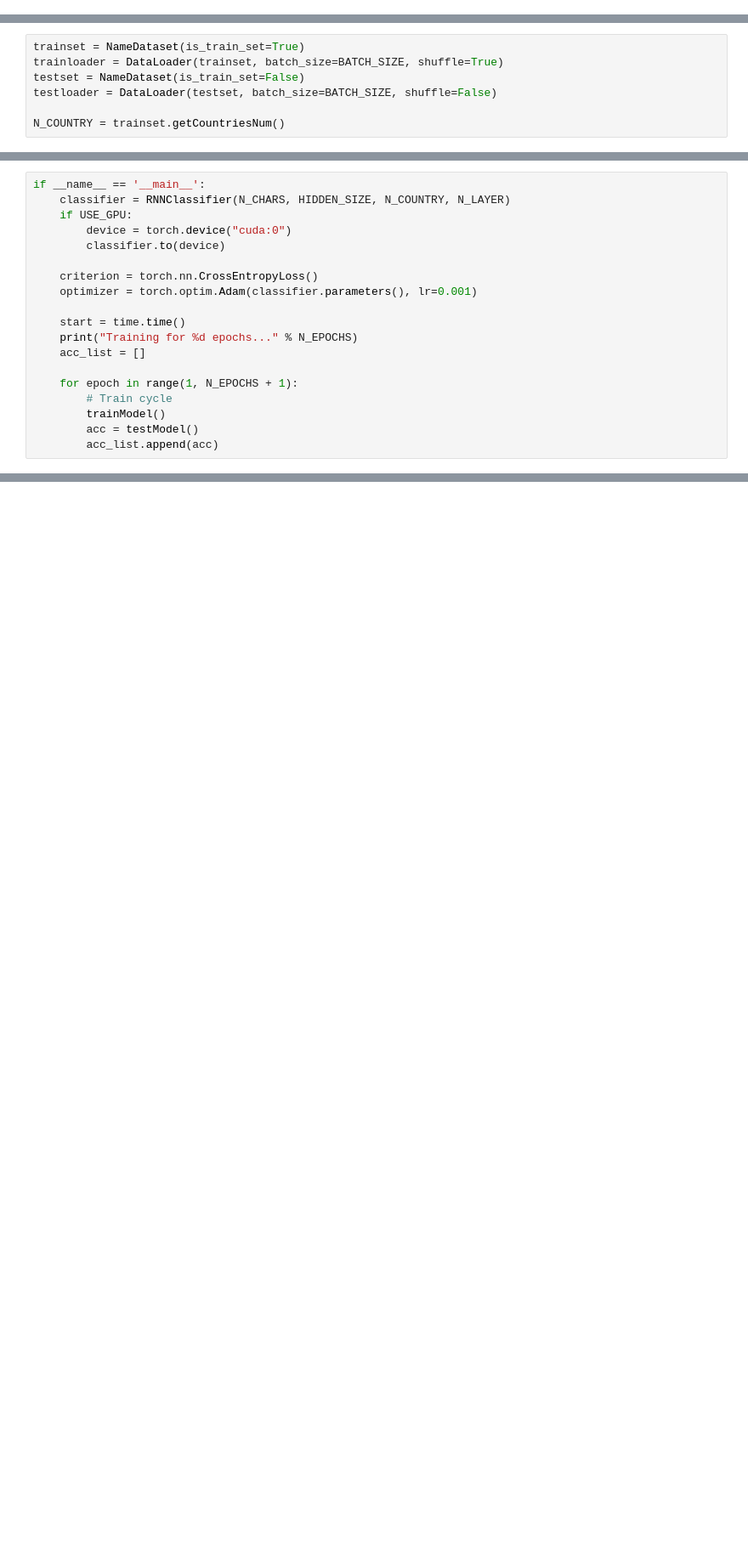
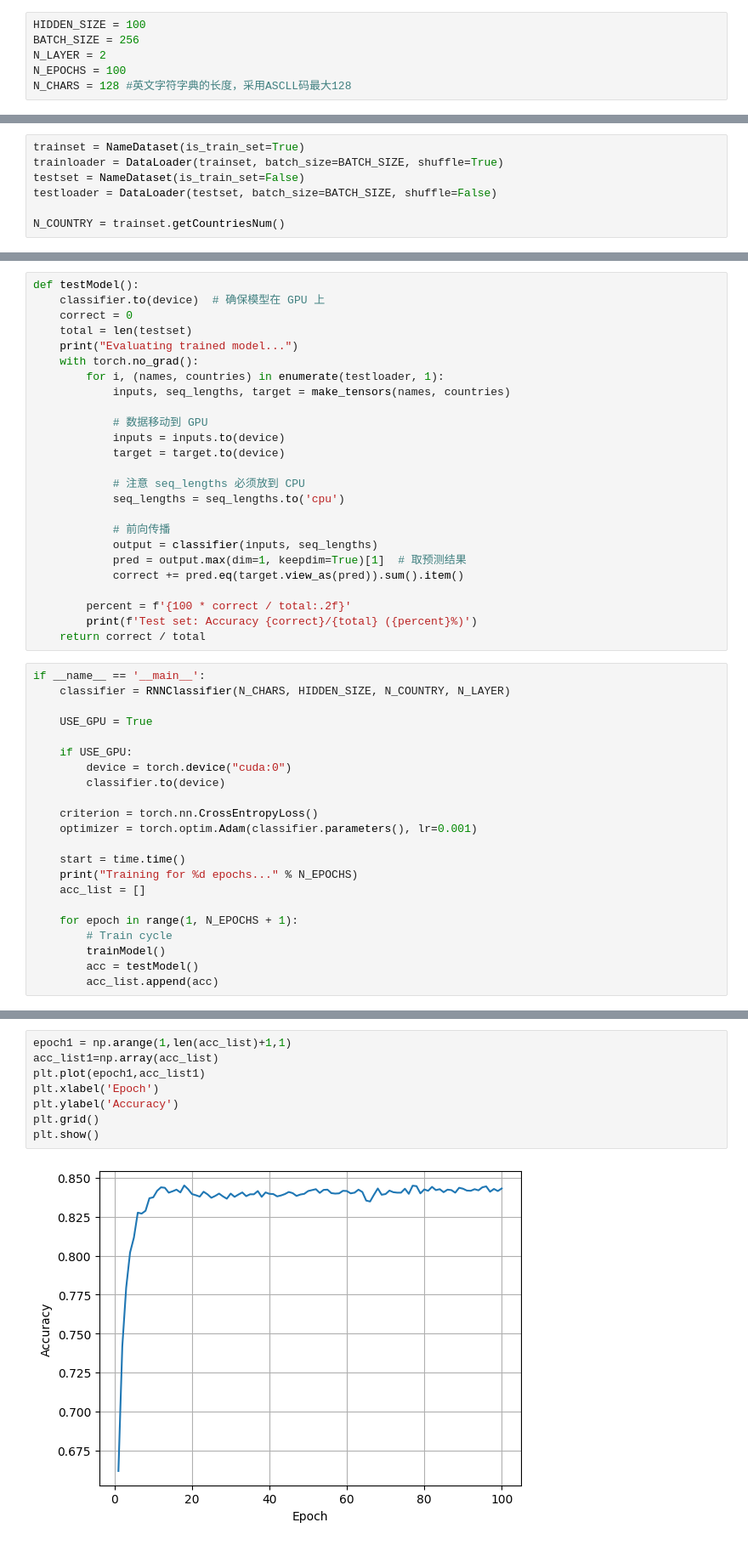
Before and after one commit to GuanranPei/RNN_tutorial, a Jupyter notebook: GRU_classifier.ipynb, the cells around one changed output, grey strips where cells are left out. Shown: that part at 85% size. Cells and saved outputs as stored; diff of their text form; blank space fills up the shorter version.

```diff
--- a/GRU_classifier.ipynb
+++ b/GRU_classifier.ipynb
@@ -6,3 +11,9 @@ import gzip
+# %%
+HIDDEN_SIZE = 100
+BATCH_SIZE = 256
+N_LAYER = 2
+N_EPOCHS = 100
+N_CHARS = 128 #英文字符字典的长度，采用ASCLL码最大128
 # %%
 class NameDataset(Dataset):
     def __init__(self, is_train_set=True):
@@ -61,6 +140,34 @@ class RNNClassifier(torch.nn.Module):
+# %%
+def testModel():
+    classifier.to(device)  # 确保模型在 GPU 上
+    correct = 0
+    total = len(testset)
+    print("Evaluating trained model...")
+    with torch.no_grad():
+        for i, (names, countries) in enumerate(testloader, 1):
+            inputs, seq_lengths, target = make_tensors(names, countries)
+
+            # 数据移动到 GPU
+            inputs = inputs.to(device)
+            target = target.to(device)
+
+            # 注意 seq_lengths 必须放到 CPU
+            seq_lengths = seq_lengths.to('cpu')
+
+            # 前向传播
+            output = classifier(inputs, seq_lengths)
+            pred = output.max(dim=1, keepdim=True)[1]  # 取预测结果
+            correct += pred.eq(target.view_as(pred)).sum().item()
+
+        percent = f'{100 * correct / total:.2f}'
+        print(f'Test set: Accuracy {correct}/{total} ({percent}%)')
+    return correct / total
 # %%
 if __name__ == '__main__':
     classifier = RNNClassifier(N_CHARS, HIDDEN_SIZE, N_COUNTRY, N_LAYER)
+
+    USE_GPU = True
+
     if USE_GPU:
         device = torch.device("cuda:0")
         classifier.to(device)
@@ -79,0 +205,10 @@ if __name__ == '__main__':
+# %%
+epoch1 = np.arange(1,len(acc_list)+1,1)
+acc_list1=np.array(acc_list)
+plt.plot(epoch1,acc_list1)
+plt.xlabel('Epoch')
+plt.ylabel('Accuracy')
+plt.grid()
+plt.show()
+# %% [output]
+[figure, added]
```
Also changed, not shown: parts of 6 cells of this notebook.
